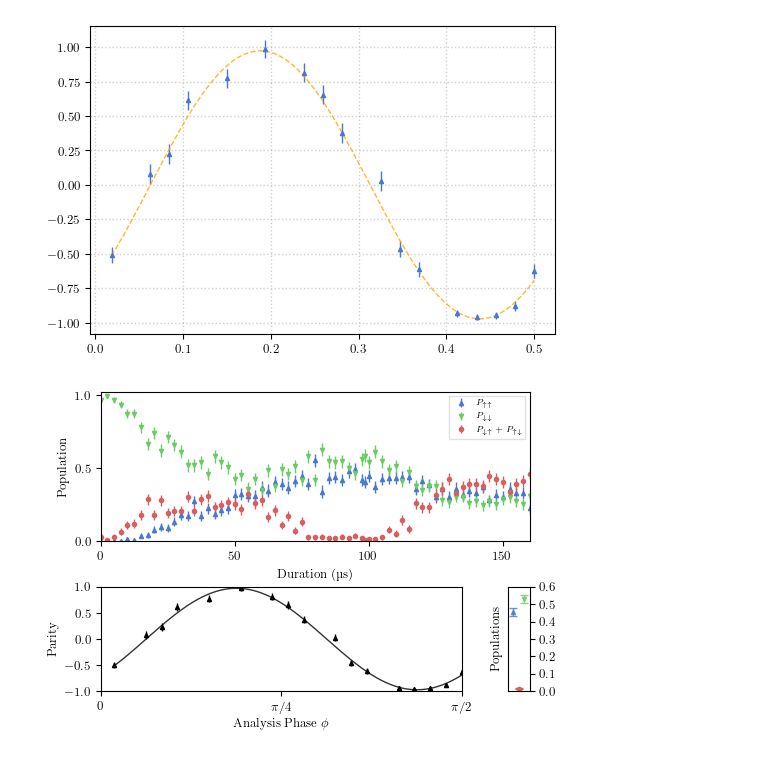
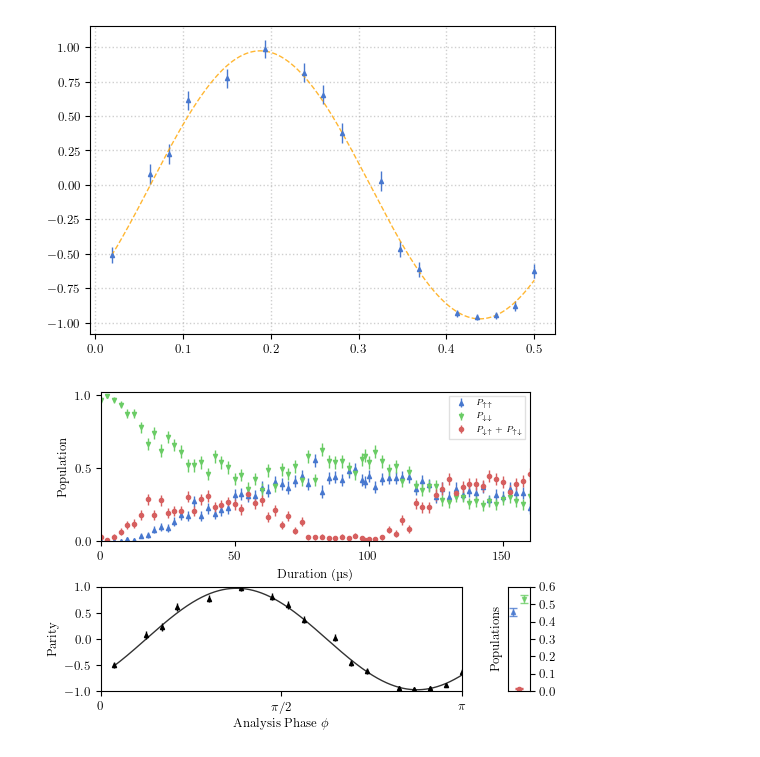
Before and after one commit to DonovanWebb/thesis, a Jupyter notebook: figures/make_figure/ch4/ms_walsh.ipynb, the cells around one changed output. Saved outputs shown, nothing was run; the diff lists cells and outputs as text; code cells hidden in the pictures.

```diff
--- a/figures/make_figure/ch4/ms_walsh.ipynb
+++ b/figures/make_figure/ch4/ms_walsh.ipynb
@@ -256,33 +256,33 @@ ax2.errorbar(
 ax2.set_ylabel("Populations")
 ax2.set_xlim(70 - 2 * ofs, 70 + 2 * ofs)
 ax2.set_xticks([])
 ax2.set_yticks(np.arange(0.0, 0.7, 0.1))
 ax2.set_ylim(0.0, 0.6)
 
 
 ax1.errorbar(
     phase,
     parity,
     yerr=parity_err,
     color="k",
     fmt="^")
 ax1.plot(
     x_fit,
     y_fit,
     ls="-",
     color="k",
     alpha=0.8,
     label="Parity fit")
 ax1.set_ylim(-1.0, 1.0)
 ax1.set_xlim(np.min(phase), np.max(phase))
-ax1.set_xticks([0, 0.25, 0.5], labels=[0, r"$\pi/4$", r"$\pi/2$"])
+ax1.set_xticks([0, 0.25, 0.5], labels=[0, r"$\pi/2$", r"$\pi$"])
 ax1.set_ylabel("Parity")
 ax1.set_xlabel("Analysis Phase $\\phi$")
 
 for ax in [ax0, ax1, ax2]:
     ax.grid(None)
 plt.tight_layout()
 f_name = "..\\..\\pdf_figure\\ch4\\ms_walsh_py.pdf"
-plt.savefig(f_name)
+# plt.savefig(f_name)
 # %% [output]
-[figure, old version]
+[figure, new version]
```
Also changed, not shown: parts of 1 cell of this notebook, 17 other files.
